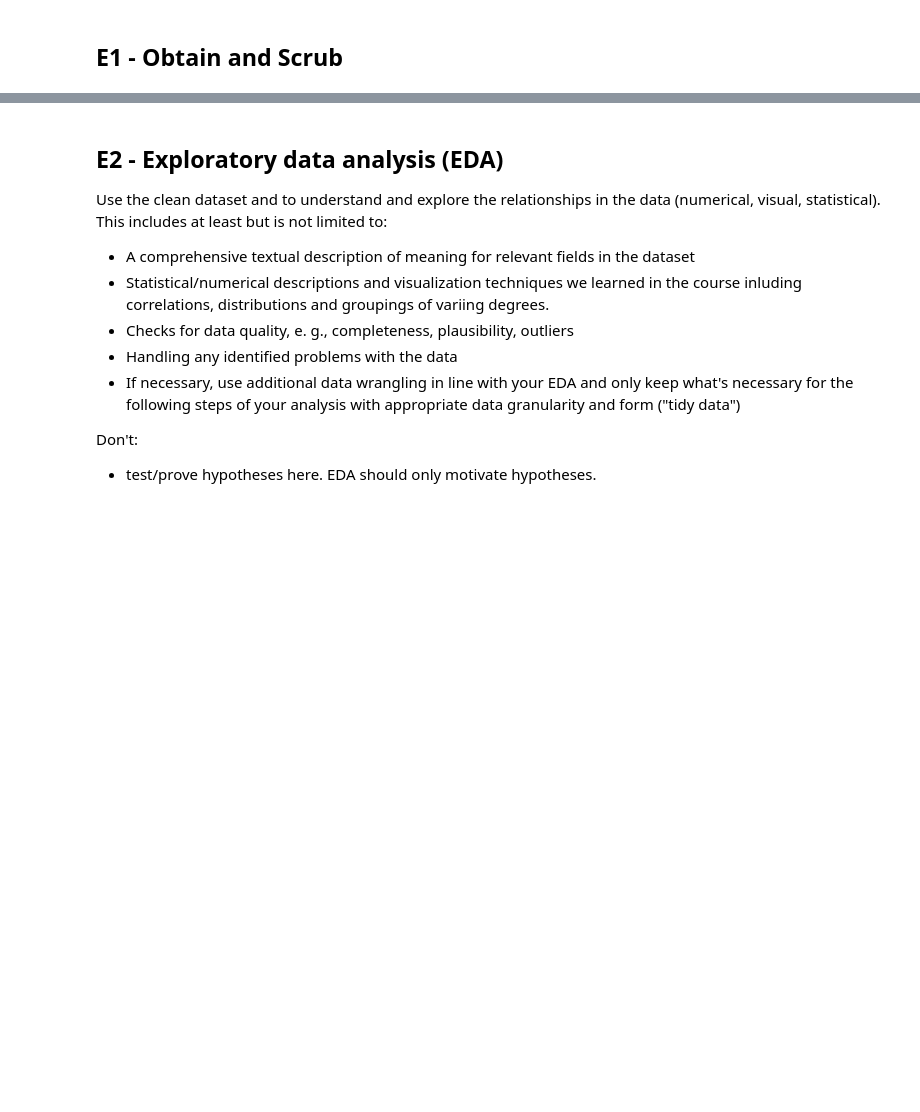
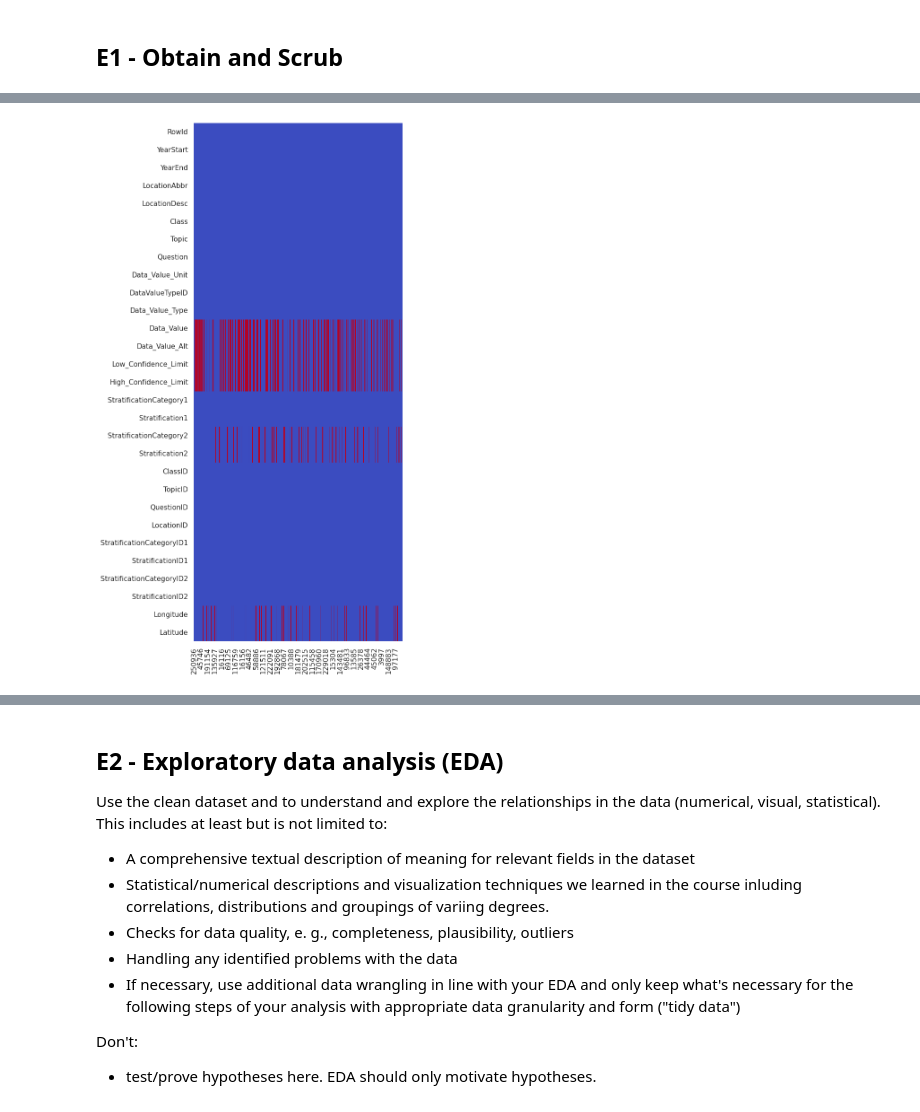
Before and after one commit to toporek3112/de_python_project, a Jupyter notebook: prj01.ipynb, the cells around one changed output, grey strips where cells are left out. Cells and saved outputs as stored; diff of their text form; code cells hidden in the pictures; blank space fills up the shorter version.

Commit message:
cleanup

```diff
--- a/prj01.ipynb
+++ b/prj01.ipynb
@@ -192,0 +151,7 @@ plt.show()
+# %%
+# Check heatmap after cleanup
+plt.figure(figsize=(6, 15))
+sns.heatmap(data_cleaned.T.isnull(), cbar=False, cmap='coolwarm')
+plt.show()
+# %% [output]
+[figure, added]
```
Also changed, not shown: parts of 15 cells of this notebook, 3 other files.
